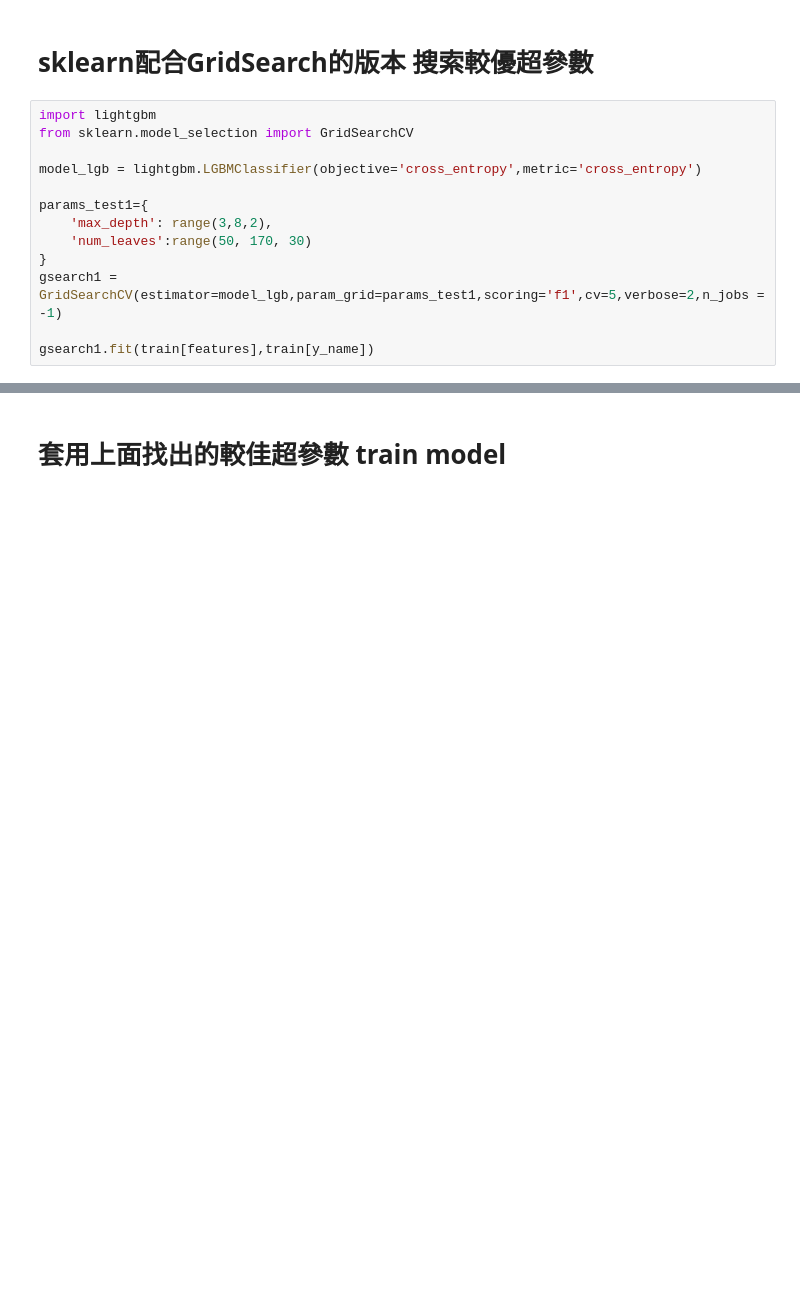
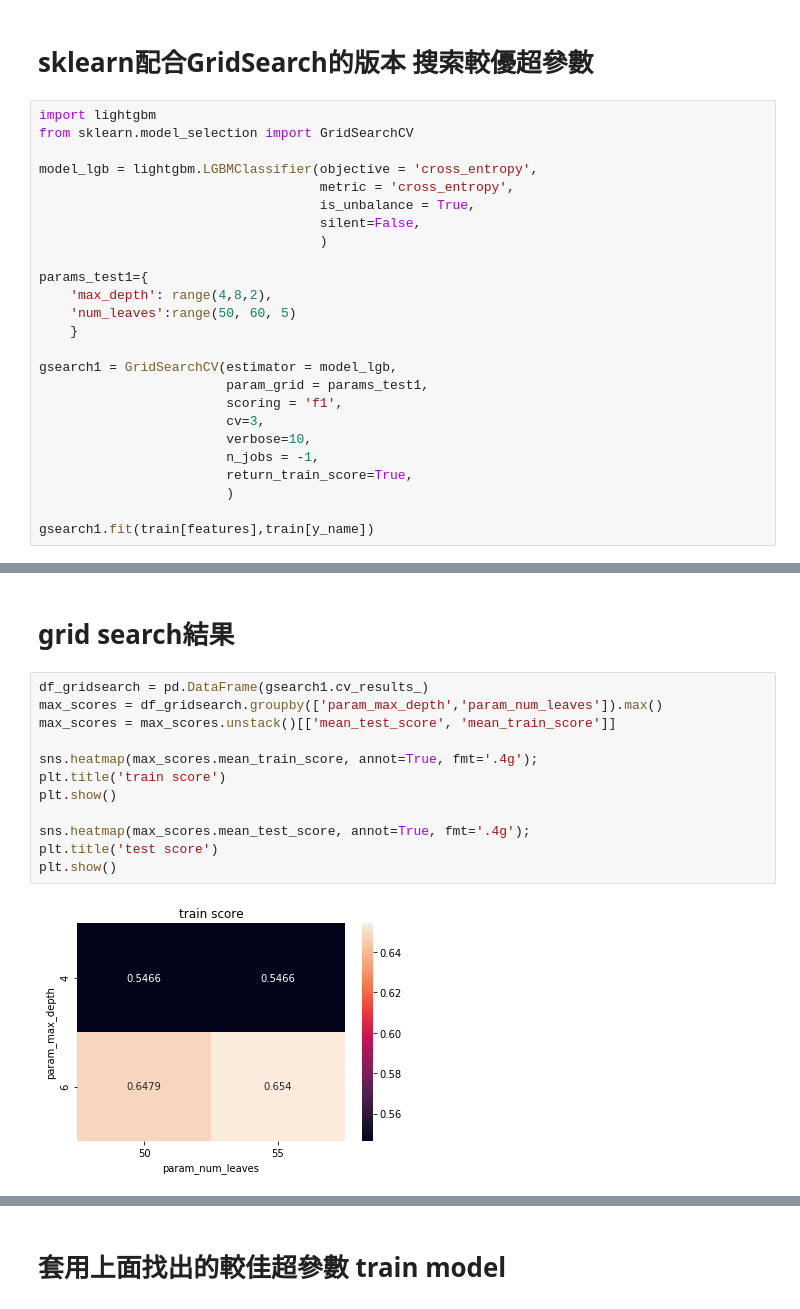
Before and after one commit to skywalker0803r/Ricky, a Jupyter notebook: 玉山AI比賽_modeling.ipynb, the cells around one changed output, grey strips where cells are left out. Drawn from its saved outputs; the diff is of its cells as text; blank space fills up the shorter version.

```diff
--- a/玉山AI比賽_modeling.ipynb
+++ b/玉山AI比賽_modeling.ipynb
@@ -128,13 +132,25 @@ print(val_2.shape)
 import lightgbm
 from sklearn.model_selection import GridSearchCV
 
-model_lgb = lightgbm.LGBMClassifier(objective='cross_entropy',metric='cross_entropy')
+model_lgb = lightgbm.LGBMClassifier(objective = 'cross_entropy',
+                                    metric = 'cross_entropy',
+                                    is_unbalance = True,
+                                    silent=False,
+                                    )
 
 params_test1={
-    'max_depth': range(3,8,2),
-    'num_leaves':range(50, 170, 30)
-}
-gsearch1 = GridSearchCV(estimator=model_lgb,param_grid=params_test1,scoring='f1',cv=5,verbose=2,n_jobs = -1)
+    'max_depth': range(4,8,2),
+    'num_leaves':range(50, 60, 5)
+    }
+
+gsearch1 = GridSearchCV(estimator = model_lgb,
+                        param_grid = params_test1,
+                        scoring = 'f1',
+                        cv=3,
+                        verbose=10,
+                        n_jobs = -1,
+                        return_train_score=True,
+                        )
 
 gsearch1.fit(train[features],train[y_name])
 # %% [output]
@@ -144,0 +183,16 @@ KeyboardInterrupt: ignored
+# %% [markdown]
+# grid search結果
+# %%
+df_gridsearch = pd.DataFrame(gsearch1.cv_results_)
+max_scores = df_gridsearch.groupby(['param_max_depth','param_num_leaves']).max()
+max_scores = max_scores.unstack()[['mean_test_score', 'mean_train_score']]
+
+sns.heatmap(max_scores.mean_train_score, annot=True, fmt='.4g');
+plt.title('train score')
+plt.show()
+
+sns.heatmap(max_scores.mean_test_score, annot=True, fmt='.4g');
+plt.title('test score')
+plt.show()
+# %% [output]
+[figure, added]
```
Also changed, not shown: parts of 12 cells of this notebook.
